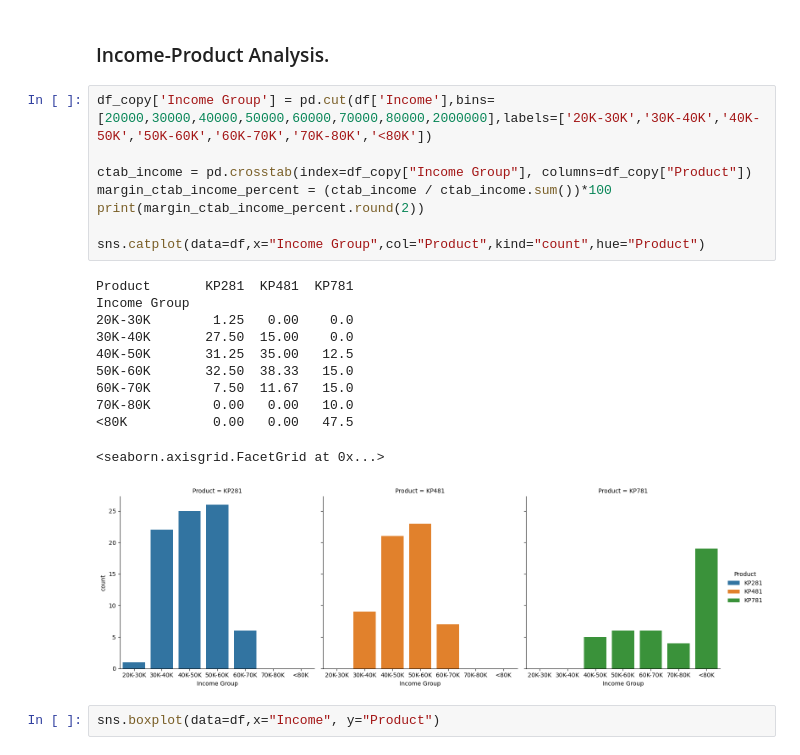
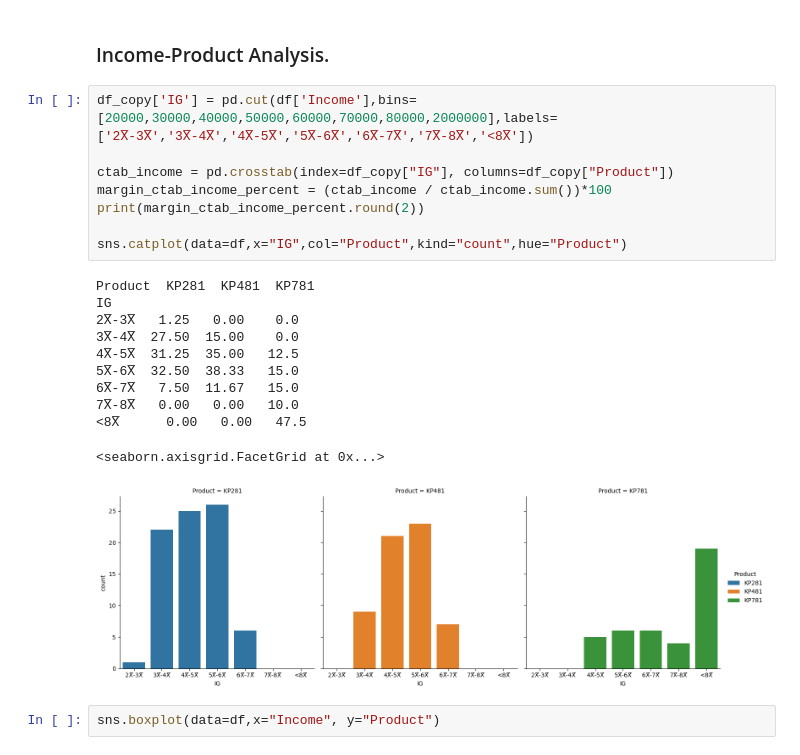
Before and after one commit to 2k4sm/aerofitAnalysis, a Jupyter notebook: aerofit_analysis.ipynb, the cells around one changed output. Drawn from its saved outputs; the diff is of its cells as text.

```diff
--- a/aerofit_analysis.ipynb
+++ b/aerofit_analysis.ipynb
@@ -426,25 +426,25 @@ sns.boxplot(data=df_copy,x="Age", y="Product")
 # %% [markdown]
 ### Income-Product Analysis.
 # %%
-df_copy['Income Group'] = pd.cut(df['Income'],bins=[20000,30000,40000,50000,60000,70000,80000,2000000],labels=['20K-30K','30K-40K','40K-50K','50K-60K','60K-70K','70K-80K','<80K'])
+df_copy['IG'] = pd.cut(df['Income'],bins=[20000,30000,40000,50000,60000,70000,80000,2000000],labels=['2X̅-3X̅','3X̅-4X̅','4X̅-5X̅','5X̅-6X̅','6X̅-7X̅','7X̅-8X̅','<8X̅'])
 
-ctab_income = pd.crosstab(index=df_copy["Income Group"], columns=df_copy["Product"])
+ctab_income = pd.crosstab(index=df_copy["IG"], columns=df_copy["Product"])
 margin_ctab_income_percent = (ctab_income / ctab_income.sum())*100
 print(margin_ctab_income_percent.round(2))
 
-sns.catplot(data=df,x="Income Group",col="Product",kind="count",hue="Product")
+sns.catplot(data=df,x="IG",col="Product",kind="count",hue="Product")
 # %% [output]
-Product       KP281  KP481  KP781
-Income Group
-20K-30K        1.25   0.00    0.0
-30K-40K       27.50  15.00    0.0
-40K-50K       31.25  35.00   12.5
-50K-60K       32.50  38.33   15.0
-60K-70K        7.50  11.67   15.0
-70K-80K        0.00   0.00   10.0
-<80K           0.00   0.00   47.5
+Product  KP281  KP481  KP781
+IG
+2X̅-3X̅   1.25   0.00    0.0
+3X̅-4X̅  27.50  15.00    0.0
+4X̅-5X̅  31.25  35.00   12.5
+5X̅-6X̅  32.50  38.33   15.0
+6X̅-7X̅   7.50  11.67   15.0
+7X̅-8X̅   0.00   0.00   10.0
+<8X̅      0.00   0.00   47.5
 <seaborn.axisgrid.FacetGrid at 0x...>
-[figure, old version]
+[figure, new version]
 # %%
 sns.boxplot(data=df,x="Income", y="Product")
 # %% [output]
```
Also changed, not shown: parts of 1 cell of this notebook.
